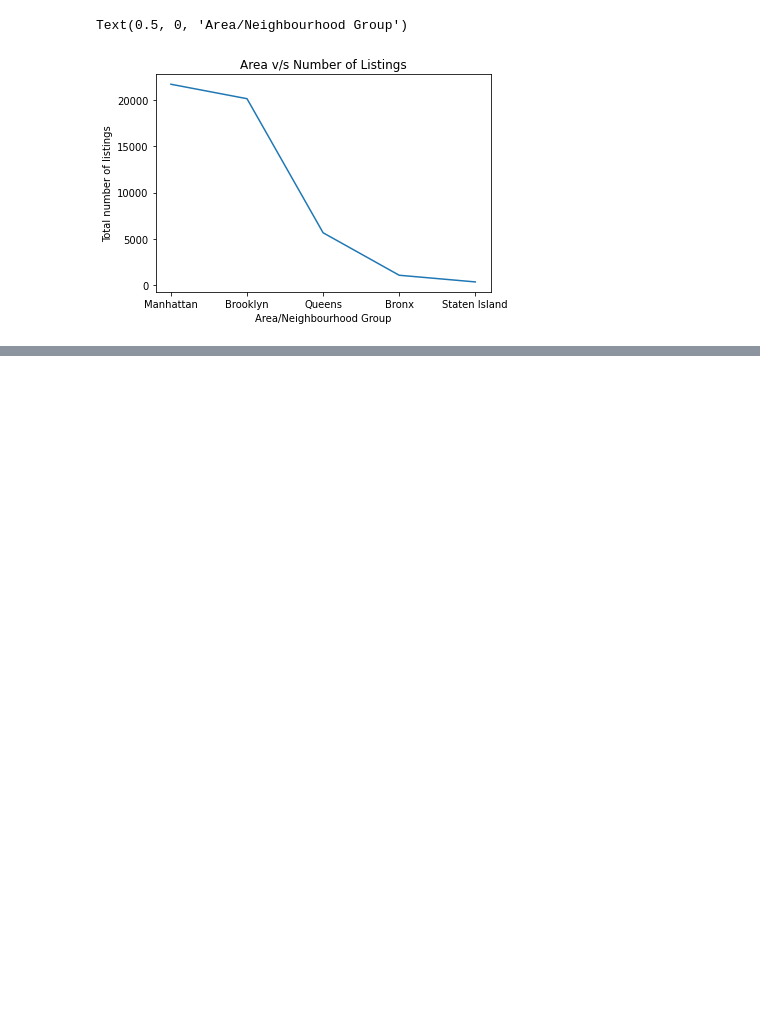
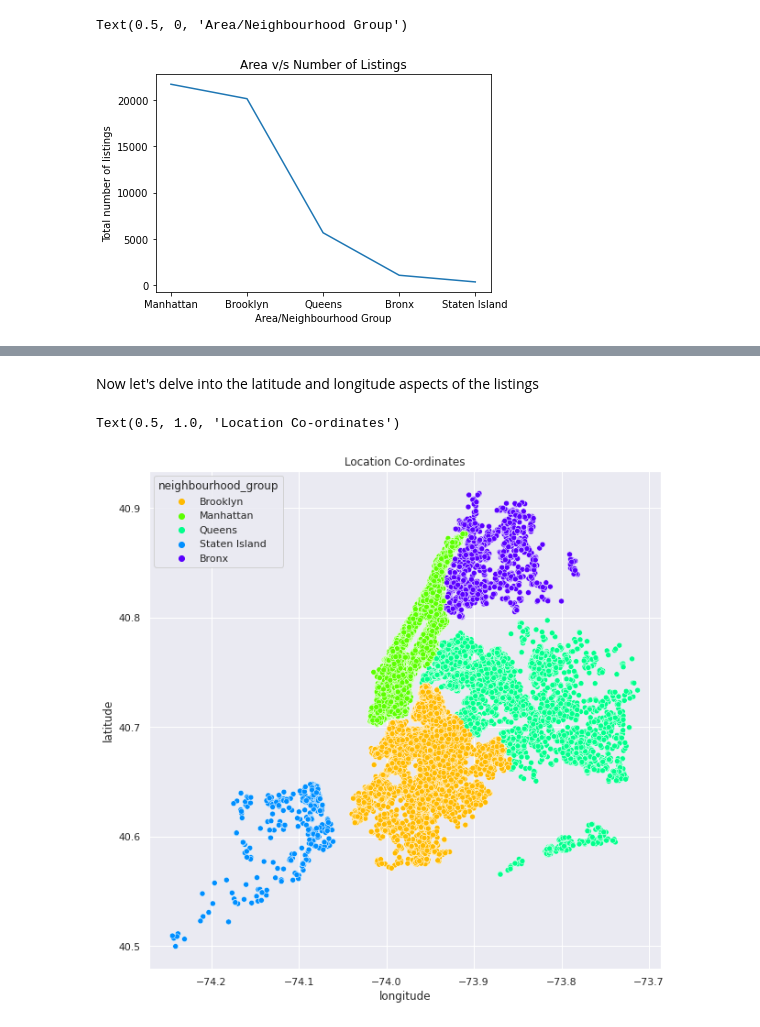
Before and after one commit to NayanaPradeep/Airbnb-Bookings-Analysis, a Jupyter notebook: Airbnb_Bookings_Analysis_Capstone_Project.ipynb, the cells around one changed output, grey strips where cells are left out. Saved outputs shown, nothing was run; the diff lists cells and outputs as text; code cells hidden in the pictures; blank space fills up the shorter version.

```diff
--- a/Airbnb_Bookings_Analysis_Capstone_Project.ipynb
+++ b/Airbnb_Bookings_Analysis_Capstone_Project.ipynb
@@ -198,0 +260,9 @@ airbnb_df["calculated_host_listings_count"].max()
+# %% [markdown]
+Now let's delve into the latitude and longitude aspects of the listings
+# %%
+sns.set(rc={"figure.figsize": (10, 10)})
+ax= sns.scatterplot(data=airbnb_df, x="longitude", y="latitude",hue='neighbourhood_group',palette='gist_rainbow')
+ax.set_title('Location Co-ordinates')
+# %% [output]
+Text(0.5, 1.0, 'Location Co-ordinates')
+[figure, added]
```
Also changed, not shown: parts of 11 cells of this notebook.
